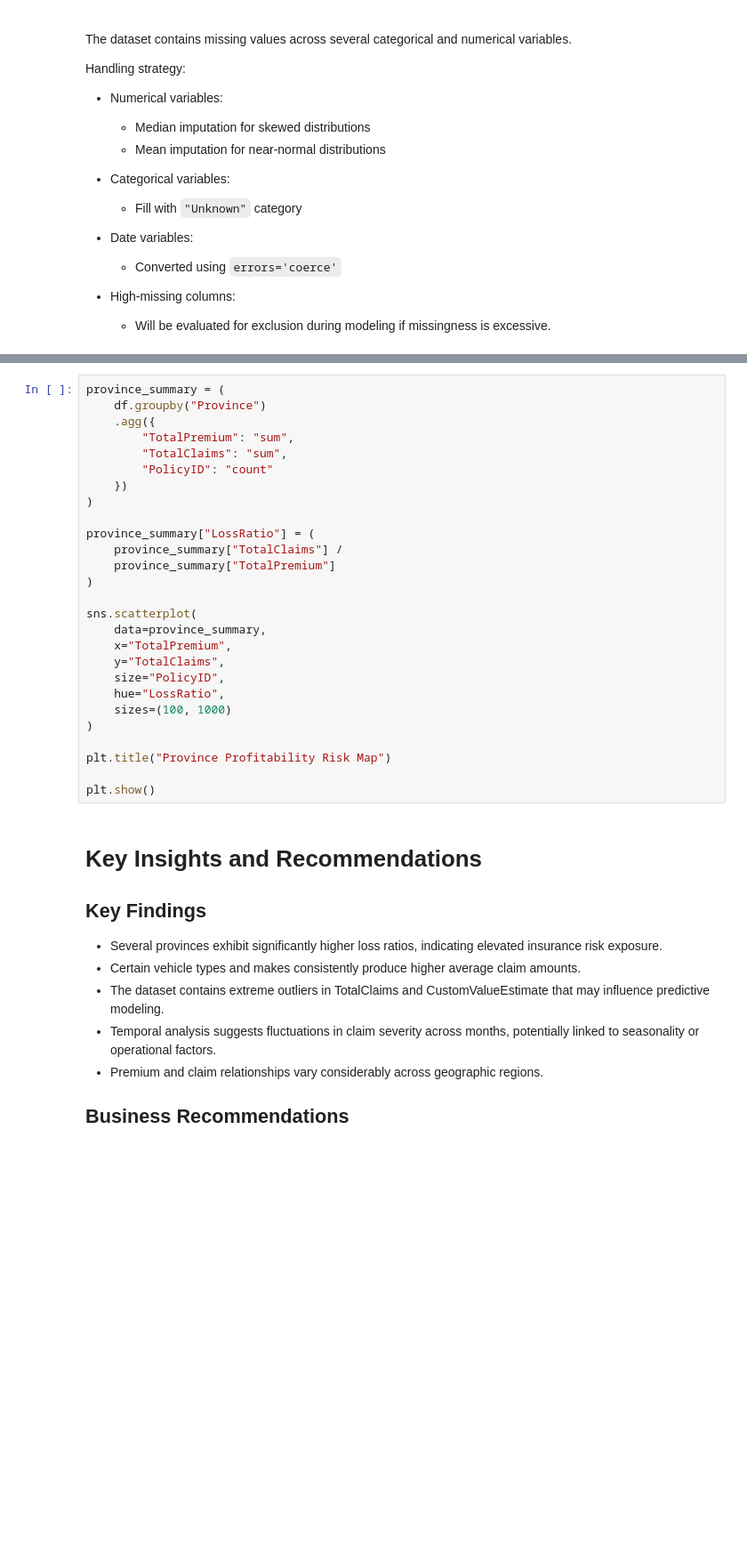
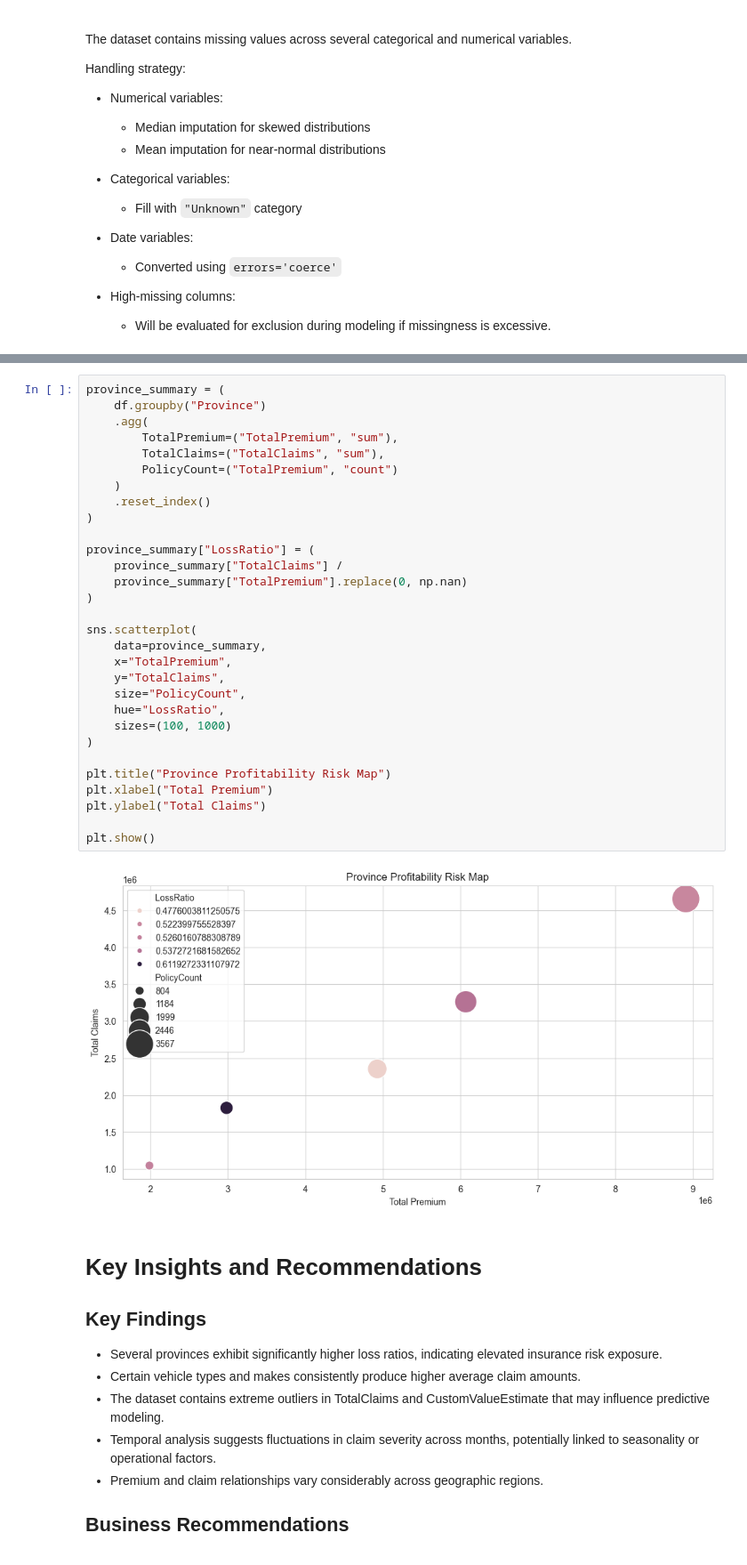
Before and after one commit to MariyaEA/insurance-risk-analytics, a Jupyter notebook: notebooks/01_eda.ipynb, the cells around one changed output, grey strips where cells are left out. Shown at 89% size. Cells and saved outputs as stored; diff of their text form; blank space fills up the shorter version.

```diff
--- a/notebooks/01_eda.ipynb
+++ b/notebooks/01_eda.ipynb
@@ -273,30 +401,35 @@ plt.show()
 # %%
 province_summary = (
     df.groupby("Province")
-    .agg({
-        "TotalPremium": "sum",
-        "TotalClaims": "sum",
-        "PolicyID": "count"
-    })
+    .agg(
+        TotalPremium=("TotalPremium", "sum"),
+        TotalClaims=("TotalClaims", "sum"),
+        PolicyCount=("TotalPremium", "count")
+    )
+    .reset_index()
 )
 
 province_summary["LossRatio"] = (
     province_summary["TotalClaims"] /
-    province_summary["TotalPremium"]
+    province_summary["TotalPremium"].replace(0, np.nan)
 )
 
 sns.scatterplot(
     data=province_summary,
     x="TotalPremium",
     y="TotalClaims",
-    size="PolicyID",
+    size="PolicyCount",
     hue="LossRatio",
     sizes=(100, 1000)
 )
 
 plt.title("Province Profitability Risk Map")
+plt.xlabel("Total Premium")
+plt.ylabel("Total Claims")
 
 plt.show()
+# %% [output]
+[figure, added]
 # %% [markdown]
 # Key Insights and Recommendations
 
```
Also changed, not shown: parts of 22 cells of this notebook, 2 other files.
